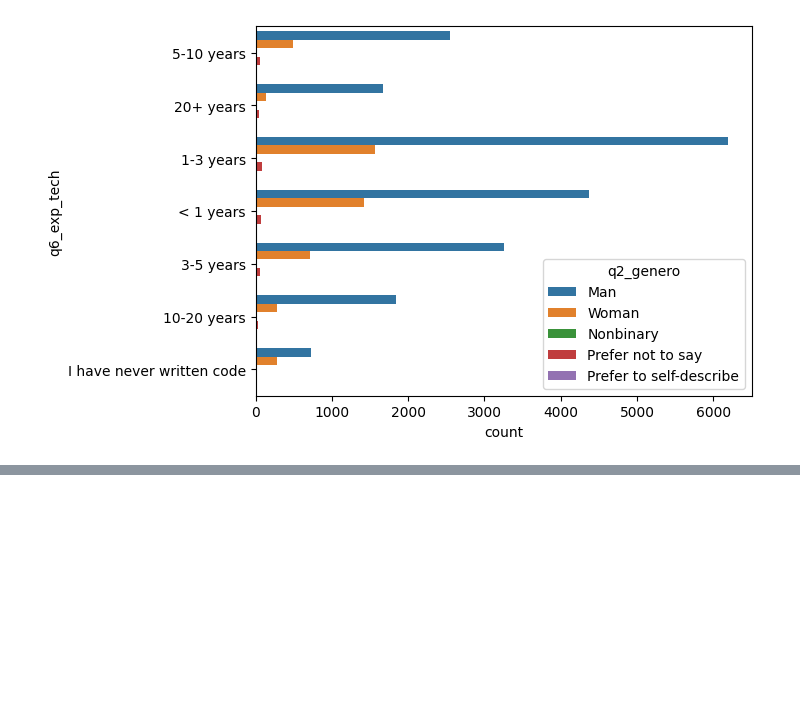
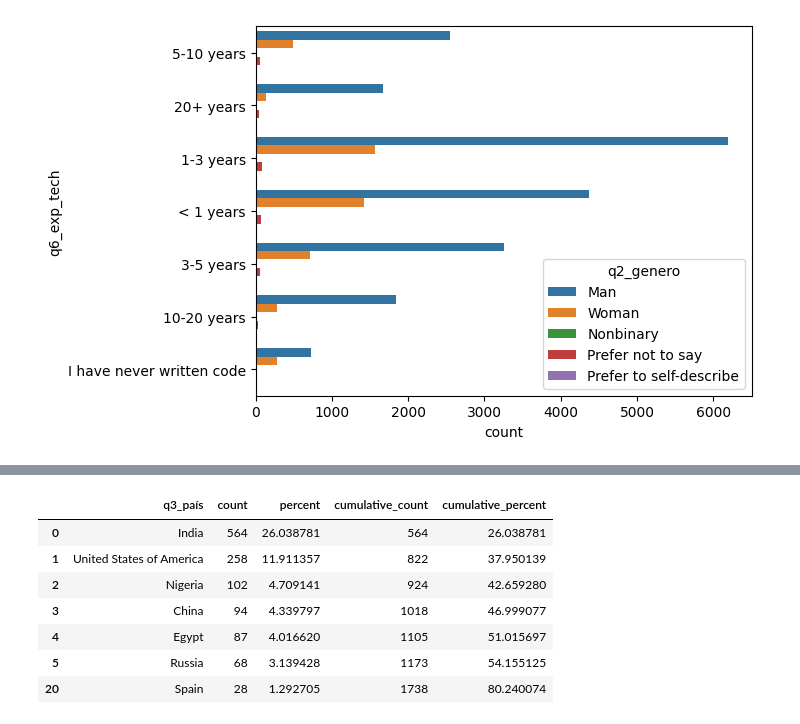
Before and after one commit to Adalab/project2-da-promo-c-modulo-2-team4, a Jupyter notebook: 04- Preguntas/1.Pregunta_perfil.ipynb, the cells around one changed output, grey strips where cells are left out. Cells and saved outputs as stored; diff of their text form; code cells hidden in the pictures; blank space fills up the shorter version.

```diff
--- a/04- Preguntas/1.Pregunta_perfil.ipynb
+++ b/04- Preguntas/1.Pregunta_perfil.ipynb
@@ -234,0 +291,11 @@ sns.countplot(data=df_perfil , y= 'q6_exp_tech', hue=  "q2_genero");
+# %%
+df_paises2.head(20)
+# %% [output]
+|  | q3_país | count | percent | cumulative_count | cumulative_percent |
+| 0 | India | 564 | 26.038781 | 564 | 26.038781 |
+| 1 | United States of America | 258 | 11.911357 | 822 | 37.950139 |
+| 2 | Nigeria | 102 | 4.709141 | 924 | 42.659280 |
+| 3 | China | 94 | 4.339797 | 1018 | 46.999077 |
+| 4 | Egypt | 87 | 4.016620 | 1105 | 51.015697 |
+| 5 | Russia | 68 | 3.139428 | 1173 | 54.155125 |
+| 20 | Spain | 28 | 1.292705 | 1738 | 80.240074 |
```
Also changed, not shown: parts of 18 cells of this notebook.
